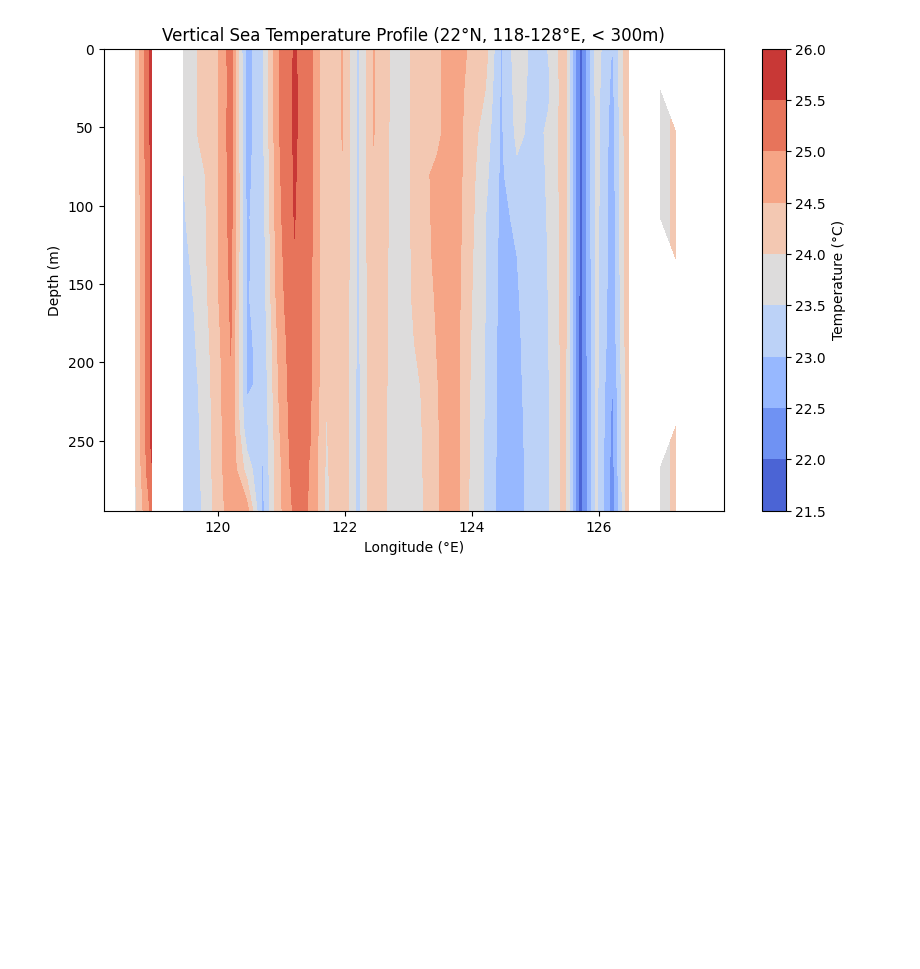
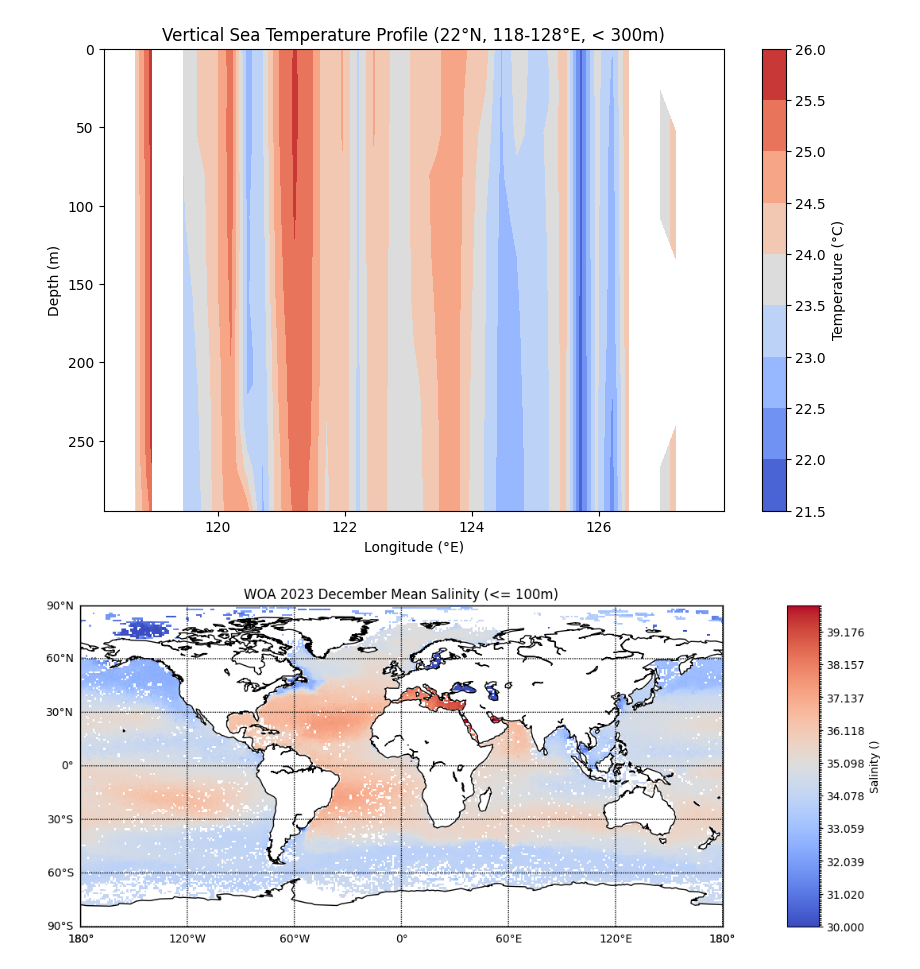
Before and after one commit to cywhale/woa23, a Jupyter notebook: dev/woa23_temperature_try10.ipynb, the cells around one changed output. Saved outputs shown, nothing was run; the diff lists cells and outputs as text; code cells hidden in the pictures; blank space fills up the shorter version.

```diff
--- a/dev/woa23_temperature_try10.ipynb
+++ b/dev/woa23_temperature_try10.ipynb
@@ -1499 +1632,41 @@ plt.show()
+# %%
+# Extract temperature mean (mn) and restrict to depth < 100m
+depth_threshold = 100
+if parameters[param] in ds.parameters.values and time_period in ds.time_periods.values:
+    data = ds.sel(parameters=parameters[param], time_periods=time_period)
+    data_mn = data[test_var].sel(depth=slice(0, depth_threshold + 1)).mean(dim='depth')
+
+    # Check if the data is not empty
+    if np.any(np.isfinite(data_mn.values)):
+        # Plotting the world ocean map with data distribution
+        fig, ax = plt.subplots(figsize=(12, 8))
+        m = Basemap(projection='cyl', lon_0=0, ax=ax)
+        m.drawcoastlines()
+        m.drawmapboundary()
+        m.drawparallels(np.arange(-90., 91., 30.), labels=[1, 0, 0, 0])
+        m.drawmeridians(np.arange(0., 360., 60.), labels=[0, 0, 0, 1])
+
+        lon, lat = np.meshgrid(data_mn.lon, data_mn.lat)
+        x, y = m(lon, lat)
+
+        if param == 's':
+            # Custom color scale for salinity
+            levels = np.linspace(30, 40, 256)
+            cmap = plt.get_cmap('coolwarm')
+            norm = mcolors.BoundaryNorm(levels, ncolors=cmap.N, clip=True)
+            c_scheme = m.pcolormesh(x, y, data_mn, cmap=cmap, norm=norm)
+        else:
+            c_scheme = m.pcolormesh(x, y, data_mn, shading='auto', cmap='coolwarm')
+
+        cbar = m.colorbar(c_scheme, location='right', pad="10%")
+        cbar.set_label(f'{parameters_name[param].title()} ({units[param]})')
+
+        plt.title(f'WOA 2023 {time_periods[time_period].title()} Mean {parameters_name[param].title()} (<= {depth_threshold}m)')
+        plt.show()
+    else:
+        print("No valid data to plot.")
+else:
+    print("Parameter or time period not found in the Zarr dataset.")
+# %% [output]
+[figure, added]
 # %%
```
Also changed, not shown: parts of 7 cells of this notebook, 9 other files.
